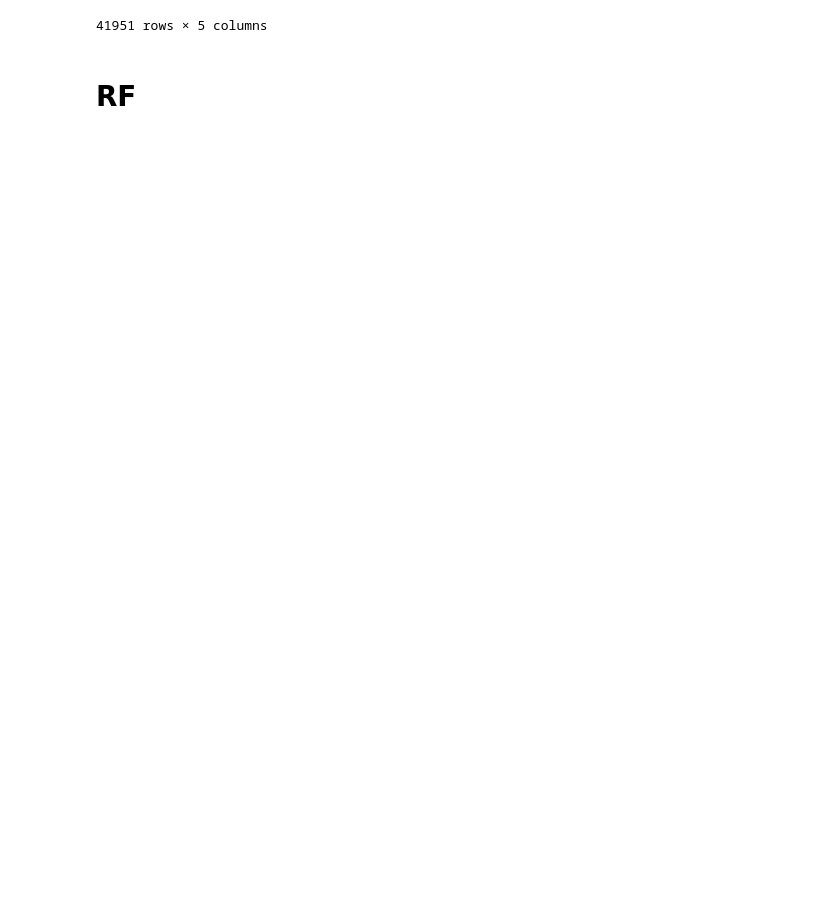
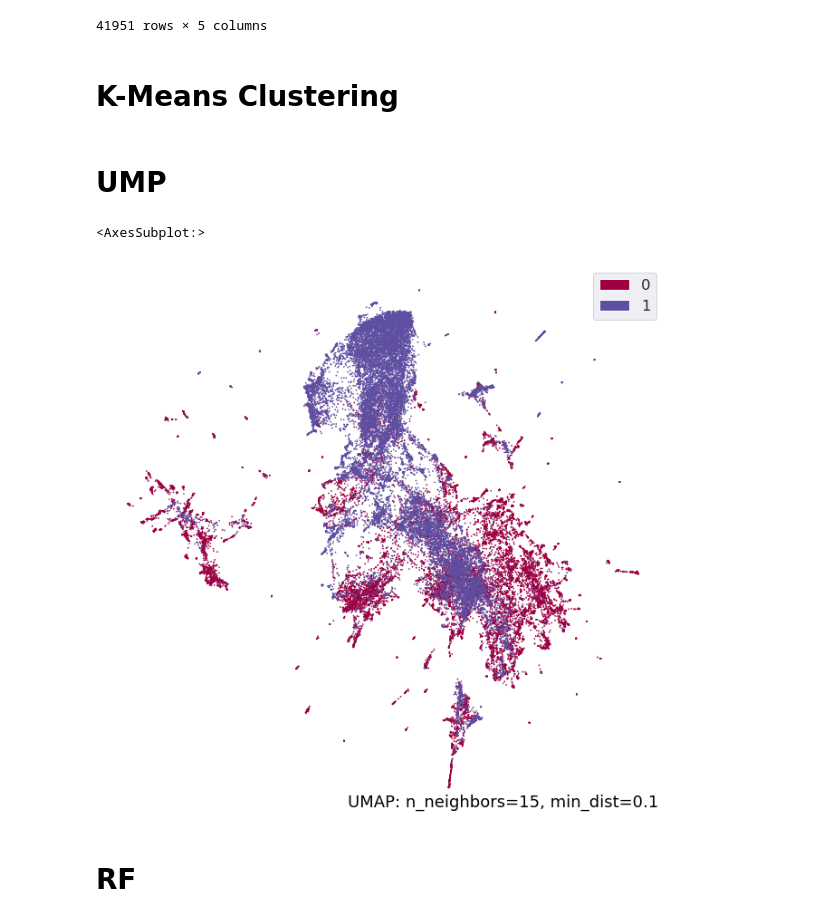
Before and after one commit to silenus092/AMPsDetector, a Jupyter notebook: Models/ML_SVM.ipynb, the cells around one changed output. Cells and saved outputs as stored; diff of their text form; code cells hidden in the pictures; blank space fills up the shorter version.

```diff
--- a/Models/ML_SVM.ipynb
+++ b/Models/ML_SVM.ipynb
@@ -25,6 +46,22 @@ from sklearn.svm import SVC
 # GradientBoosting
 from sklearn.ensemble import GradientBoostingClassifier
 from xgboost import XGBClassifier
+# %%
+# We'll use matplotlib for graphics.
+import matplotlib.pyplot as plt
+import matplotlib.patheffects as PathEffects
+import matplotlib
+%matplotlib inline
+
+# We import seaborn to make nice plots.
+import seaborn as sns
+sns.set_style('darkgrid')
+sns.set_palette('muted')
+sns.set_context("notebook", font_scale=1.5,
+                rc={"lines.linewidth": 2.5})
+
+import umap
+import umap.plot
 # %%
 #AMPs_df = pd.read_pickle('../../datasets/AMPsNonAMPs_df.239.plk')
 AMPs_df = pd.read_pickle('../datasets/AMPsNonAMPs_df.plk')
@@ -109,5 +146,15 @@ def create_roc_curve(Y, probabilities, class_lookup, title, ax):
     ax.set_ylabel('True Positive Rate')
     ax.legend(loc="lower right")
     # plt.show()
+# %% [markdown]
+# K-Means Clustering
+# %% [markdown]
+# UMP
+# %%
+mapper = umap.UMAP().fit(X)
+umap.plot.points(mapper, labels=y)
+# %% [output]
+<AxesSubplot:>
+[figure, added]
 # %% [markdown]
 # RF
```
Also changed, not shown: parts of 7 cells of this notebook, 5 other files.
